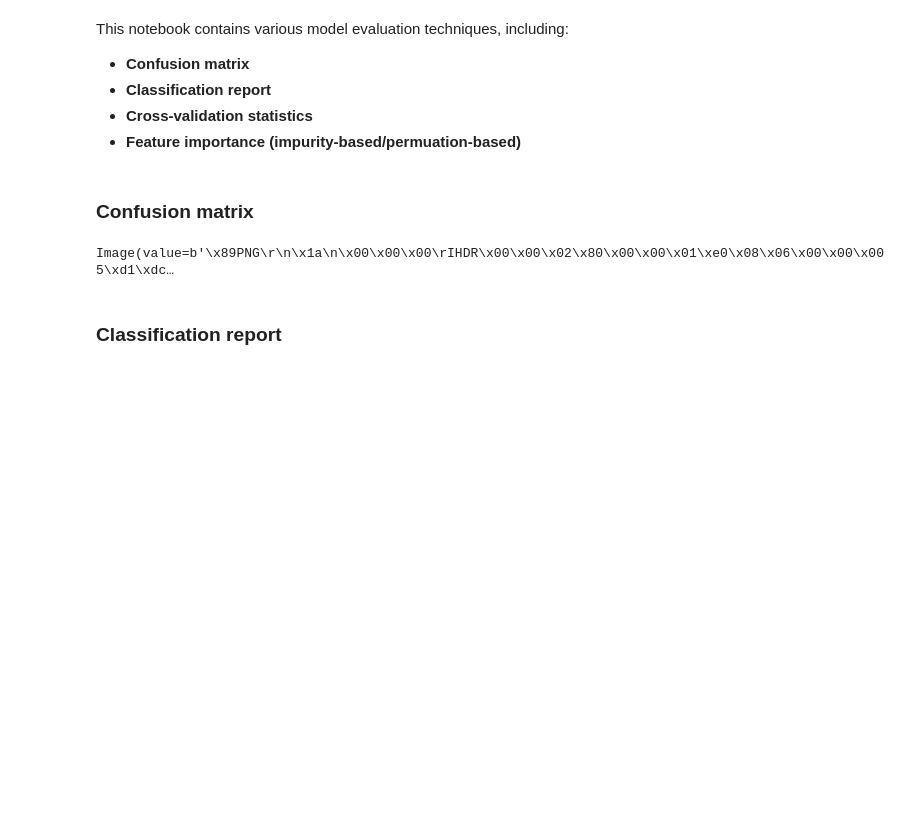
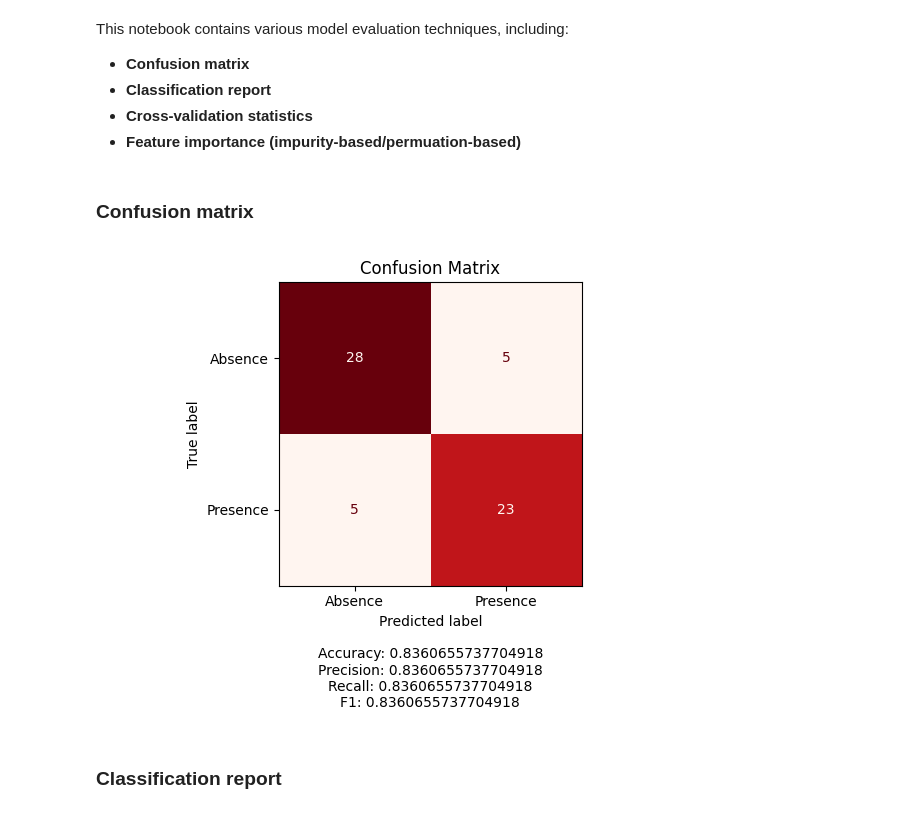
Before and after one commit to mikolajzakrzewski/heart-disease-prediction, a Jupyter notebook: model_evaluation.ipynb, the cells around one changed output. Saved outputs shown, nothing was run; the diff lists cells and outputs as text; code cells hidden in the pictures; blank space fills up the shorter version.

```diff
--- a/model_evaluation.ipynb
+++ b/model_evaluation.ipynb
@@ -9,14 +9,12 @@ This notebook contains various model evaluation techniques, including:
 # %% [markdown]
 ### Confusion matrix
 # %%
-import ipywidgets as widgets
+from PIL import Image
 
-with open('reports/confusion_matrix.png', 'rb') as f:
-    image = f.read()
-
-widgets.Image(value=image, format='png')
+image = Image.open('reports/confusion_matrix.png')
+display(image)
 # %% [output]
-Image(value=b'\x89PNG\r\n\x1a\n\x00\x00\x00\rIHDR\x00\x00\x02\x80\x00\x00\x01\xe0\x08\x06\x00\x00\x005\xd1\xdc…
+[figure, added]
 # %% [markdown]
 ### Classification report
 # %%
```
Also changed, not shown: parts of 1 cell of this notebook.
